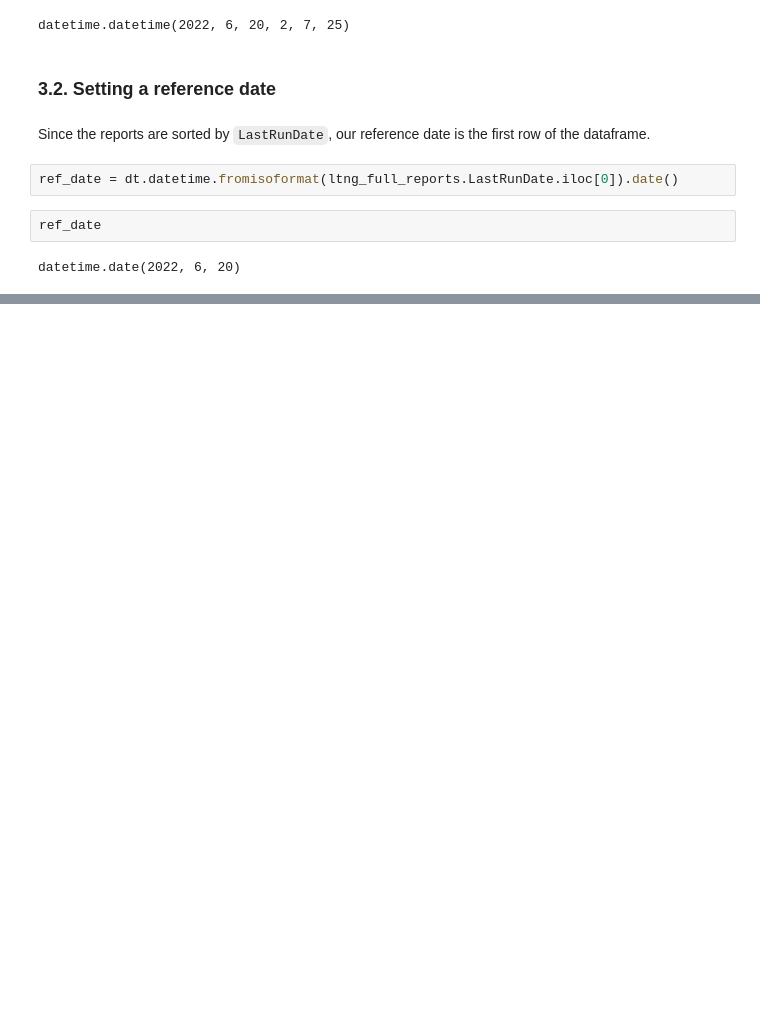
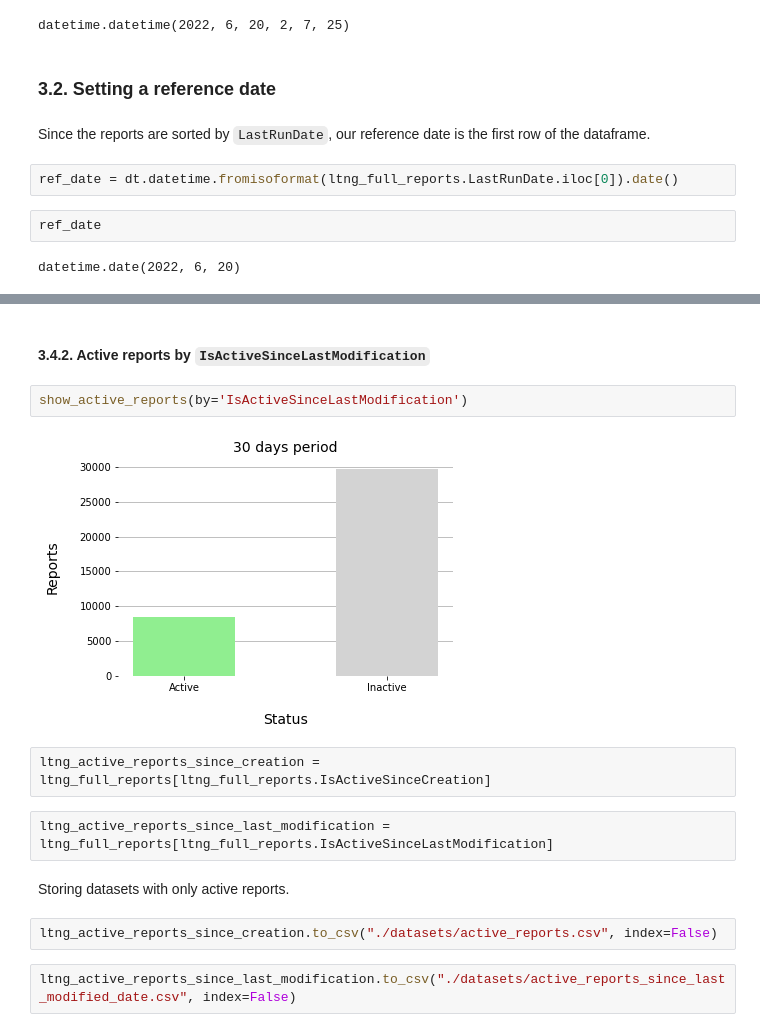
Before and after one commit to dell-splab/lightning-analysis, a Jupyter notebook: 1. Active Reports.ipynb, the cells around one changed output, grey strips where cells are left out. Saved outputs shown, nothing was run; the diff lists cells and outputs as text; blank space fills up the shorter version.

```diff
--- a/1. Active Reports.ipynb
+++ b/1. Active Reports.ipynb
@@ -366,0 +372,16 @@ ltng_active_reports.to_csv("./datasets/active_reports.csv", index=False)
+# %% [markdown]
+#### 3.4.2. Active reports by `IsActiveSinceLastModification`
+# %%
+show_active_reports(by='IsActiveSinceLastModification')
+# %% [output]
+[figure, added]
+# %%
+ltng_active_reports_since_creation = ltng_full_reports[ltng_full_reports.IsActiveSinceCreation]
+# %%
+ltng_active_reports_since_last_modification = ltng_full_reports[ltng_full_reports.IsActiveSinceLastModification]
+# %% [markdown]
+Storing datasets with only active reports.
+# %%
+ltng_active_reports_since_creation.to_csv("./datasets/active_reports.csv", index=False)
+# %%
+ltng_active_reports_since_last_modification.to_csv("./datasets/active_reports_since_last_modified_date.csv", index=False)
```
Also changed, not shown: parts of 36 cells of this notebook, 2 other files.
